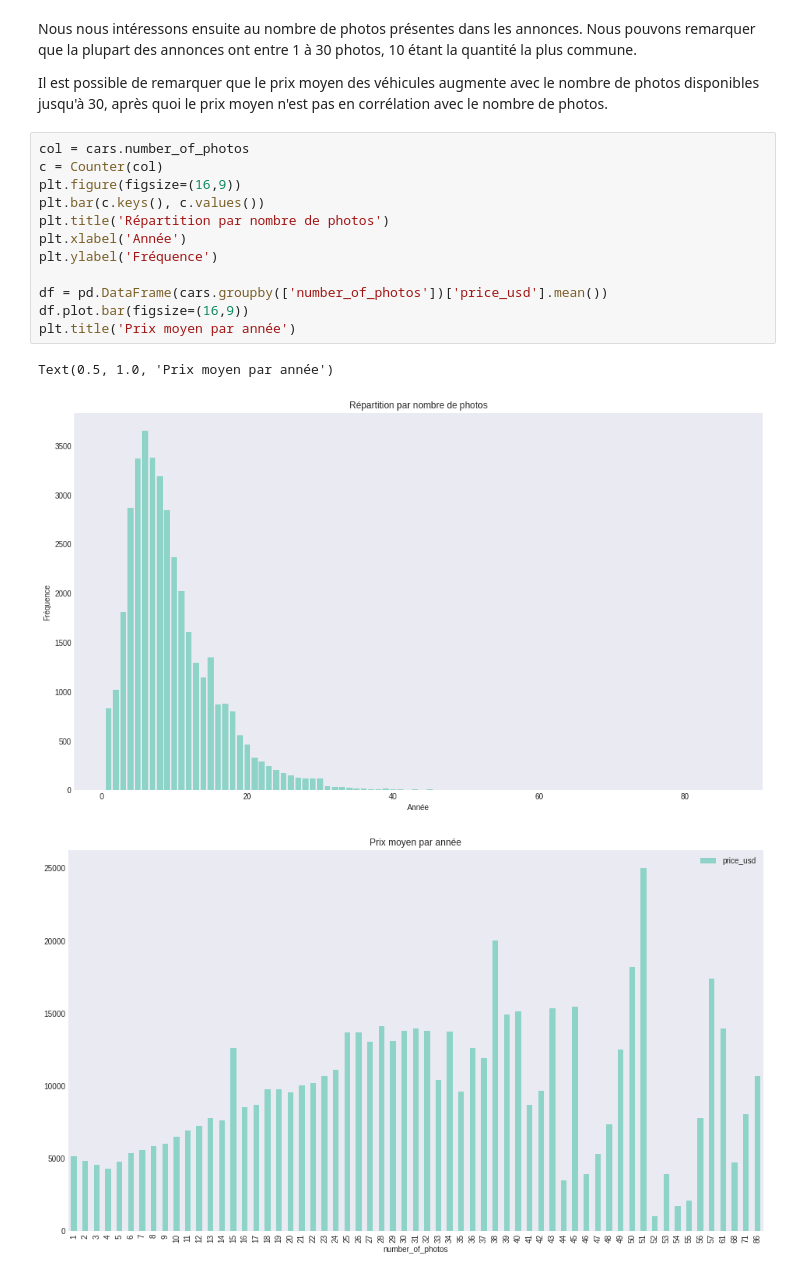
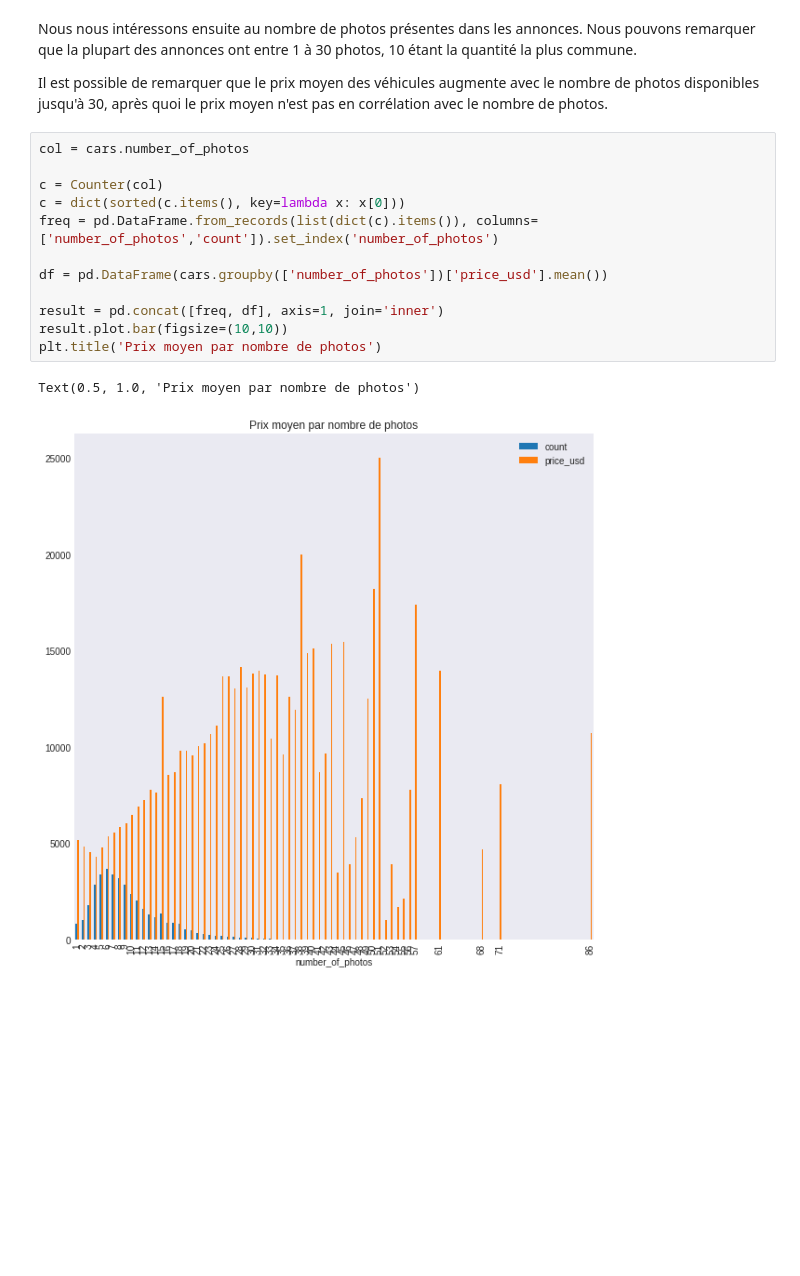
Before and after one commit to kerhogo/ias_cars, a Jupyter notebook: Visualisation.ipynb, the cells around one changed output. Drawn from its saved outputs; the diff is of its cells as text; blank space fills up the shorter version.

```diff
--- a/Visualisation.ipynb
+++ b/Visualisation.ipynb
@@ -231,17 +190,16 @@ Nous nous intéressons ensuite au nombre de photos présentes dans les annonces.
 Il est possible de remarquer que le prix moyen des véhicules augmente avec le nombre de photos disponibles jusqu'à 30, après quoi le prix moyen n'est pas en corrélation avec le nombre de photos.
 # %%
 col = cars.number_of_photos
+
 c = Counter(col)
-plt.figure(figsize=(16,9))
-plt.bar(c.keys(), c.values())
-plt.title('Répartition par nombre de photos')
-plt.xlabel('Année')
-plt.ylabel('Fréquence')
+c = dict(sorted(c.items(), key=lambda x: x[0]))
+freq = pd.DataFrame.from_records(list(dict(c).items()), columns=['number_of_photos','count']).set_index('number_of_photos')
 
 df = pd.DataFrame(cars.groupby(['number_of_photos'])['price_usd'].mean())
-df.plot.bar(figsize=(16,9))
-plt.title('Prix moyen par année')
+
+result = pd.concat([freq, df], axis=1, join='inner')
+result.plot.bar(figsize=(10,10))
+plt.title('Prix moyen par nombre de photos')
 # %% [output]
-Text(0.5, 1.0, 'Prix moyen par année')
+Text(0.5, 1.0, 'Prix moyen par nombre de photos')
-[figure, old version]
+[figure, new version]
-[figure, removed]
```
Also changed, not shown: parts of 13 cells of this notebook, 2 other files.
